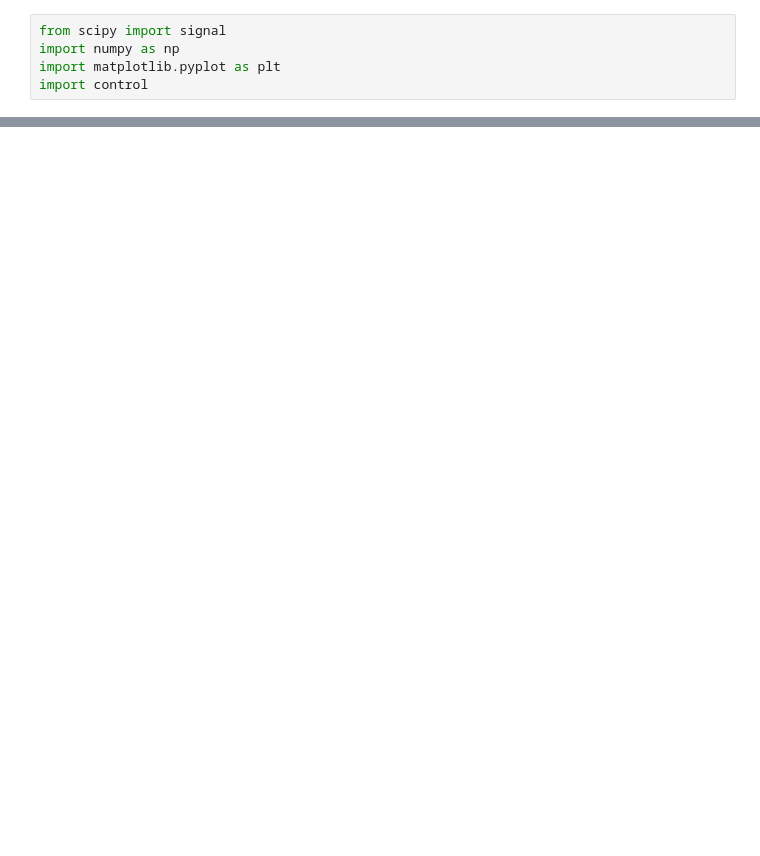
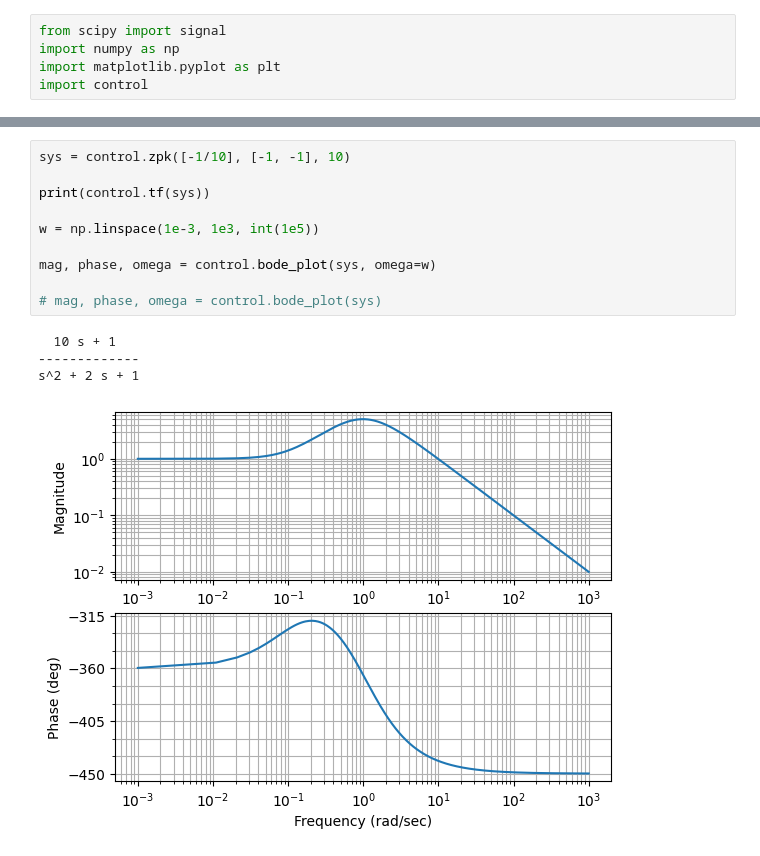
Before and after one commit to nibhscripta/Spring-2023, a Jupyter notebook: CHEN 461/CHEN 461 HW8/hw8.ipynb, the cells around one changed output, grey strips where cells are left out. Cells and saved outputs as stored; diff of their text form; blank space fills up the shorter version.

```diff
--- a/CHEN 461/CHEN 461 HW8/hw8.ipynb
+++ b/CHEN 461/CHEN 461 HW8/hw8.ipynb
@@ -20,0 +14,15 @@ w, mag, phase = control.bode_plot(sys, dB=True)
+# %%
+sys = control.zpk([-1/10], [-1, -1], 10)
+
+print(control.tf(sys))
+
+w = np.linspace(1e-3, 1e3, int(1e5))
+
+mag, phase, omega = control.bode_plot(sys, omega=w)
+
+# mag, phase, omega = control.bode_plot(sys)
+# %% [output]
+  10 s + 1
+-------------
+s^2 + 2 s + 1
+[figure, added]
```
Also changed, not shown: parts of 8 cells of this notebook, 25 other files.
